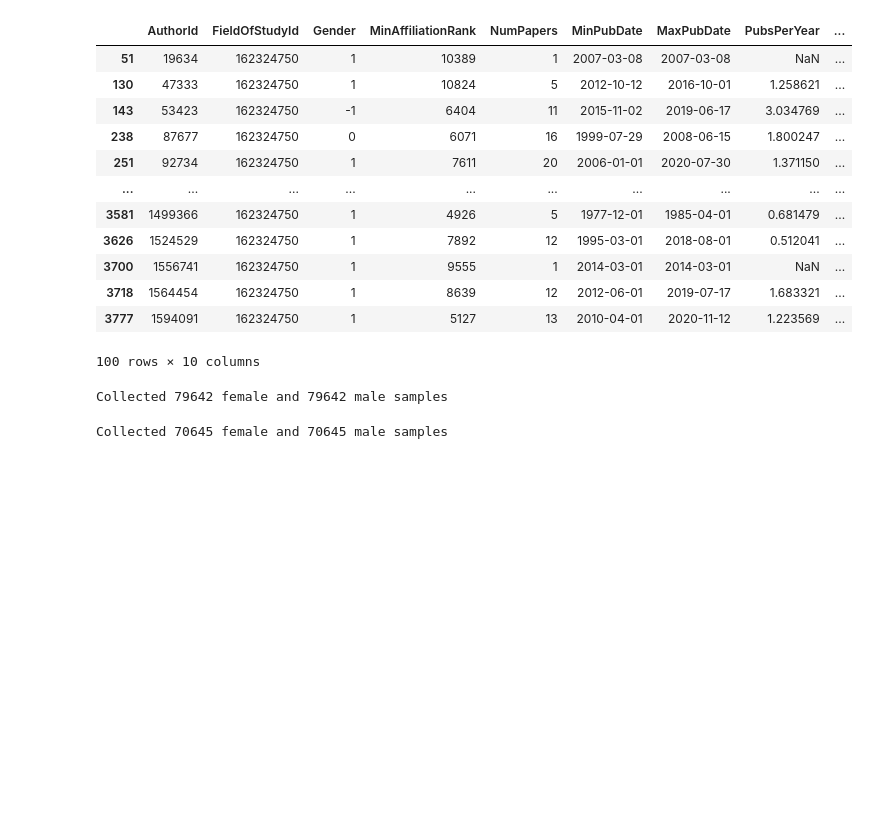
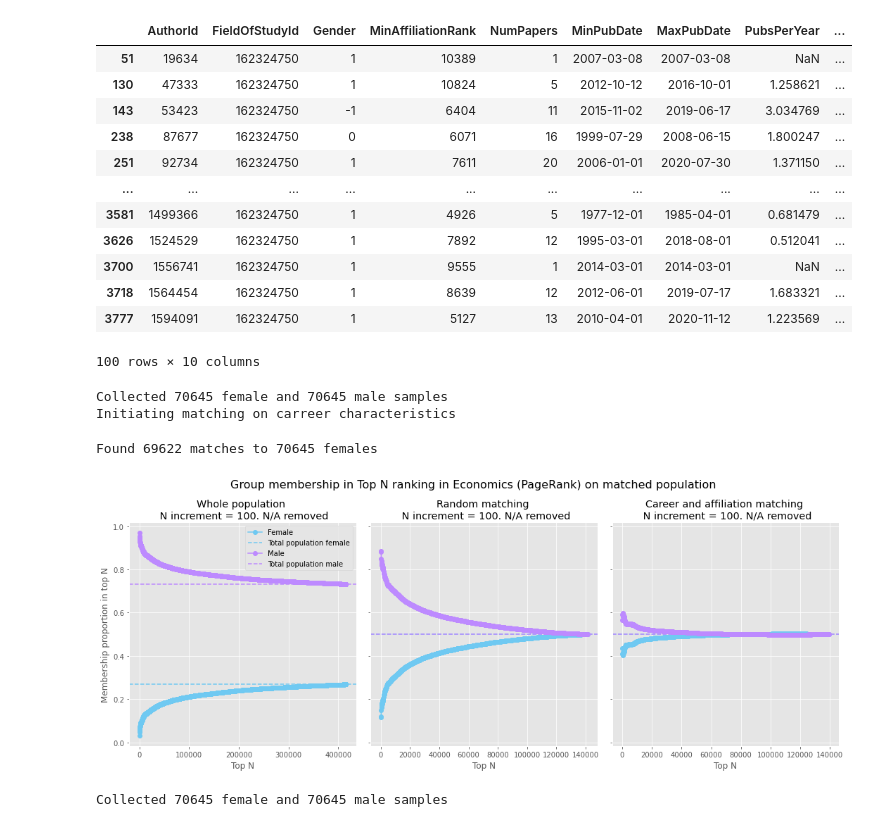
Before and after one commit to buschbirk/CentralityFairness, a Jupyter notebook: Matching experiments.ipynb, the cells around one changed output. Drawn from its saved outputs; the diff is of its cells as text; code cells hidden in the pictures; blank space fills up the shorter version.

Commit message:
Added visualization to matcher

```diff
--- a/Matching experiments.ipynb
+++ b/Matching experiments.ipynb
@@ -30,6 +30,10 @@ import pandas as pd
 import numpy as np
 from visualizations import plot_group_dist, plot_side_by_side
 import random
+
+from matplotlib import pyplot as plt
+
+plt.style.use('ggplot')
 # %%
 def read_author_metadata(fos_id=162324750):
     base_destination = "/home/laal/MAG/DATA/AuthorMetadataField.csv"
@@ -97,19 +101,17 @@ def match(centrality_df, author_df, random_seed, centrality='PageRank',
 
     ## Compute statistics and visualize
     ids = list(male_sampled.AuthorId.values) + list(female_sampled.AuthorId.values)
-    cent_df_sampled = cent_df[cent_df.AuthorId.isin(ids)]
+    cent_df_random = cent_df[cent_df.AuthorId.isin(ids)]
 
-    _, __ = plot_group_dist(cent_df_sampled, centrality, interval_size=100, max_N=len(cent_df_new), protected_group=0,
-                            unprotected=1, show_unknown=False, field_name='Economics', na_removed=True,
-                            ax=None, global_rates=None)
+    #_, __ = plot_group_dist(cent_df_sampled, centrality, interval_size=100, max_N=len(cent_df_new), protected_group=0,
+    #                        unprotected=1, show_unknown=False, field_name='Economics', na_removed=True,
+    #                        ax=None, global_rates=None)
 
     # sample from population with same starting time and end time
     sample_females = []
     sample_males   = []
 
     print("Initiating matching on carreer characteristics")
-
-    # shguffle male and female before sampling
 
     for female_record in tqdm(female_population.to_dict('records'), total=len(female_population)):
 
@@ -133,11 +135,11 @@ def match(centrality_df, author_df, random_seed, centrality='PageRank',
     males_df = pd.DataFrame.from_records(sample_males)
 
     ## Compute statistics and visualize
-    ids = list(male_sampled.AuthorId.values) + list(female_sampled.AuthorId.values)
-    cent_df_sampled = cent_df[cent_df.AuthorId.isin(ids)]
+    ids = list(females_df.AuthorId.values) + list(males_df.AuthorId.values)
+    cent_df_matched = cent_df[cent_df.AuthorId.isin(ids)]
 
-    _, __ = plot_group_dist(cent_df_sampled, centrality, interval_size=100, max_N=len(cent_df_new), protected_group=0,
-                            unprotected=1, show_unknown=False, field_name='Economics', na_removed=True,
-                            ax=None, global_rates=None)
+    #_, __ = plot_group_dist(cent_df_sampled, centrality, interval_size=100, max_N=len(cent_df_new), protected_group=0,
+    #                        unprotected=1, show_unknown=False, field_name='Economics', na_removed=True,
+    #                        ax=None, global_rates=None)
 
-    return sample_females, sample_males
+    return cent_df_random, cent_df_matched
@@ -144,5 +148,7 @@ def match(centrality_df, author_df, random_seed, centrality='PageRank',
 # %%
-test = match(cent_df, author_df, random_seed=42, centrality='PageRank',
-             max_year_limit=2018, min_year_tolerance=0)
+cent_df_random, cent_df_matched = match(cent_df, author_df, random_seed=42, centrality='PageRank',
+                                        max_year_limit=2018, min_year_tolerance=0)
 # %% [output]
-Collected 79642 female and 79642 male samples
+Collected 70645 female and 70645 male samples
+Initiating matching on carreer characteristics
+Found 69622 matches to 70645 females
@@ -149,3 +217,10 @@ Collected 79642 female and 79642 male samples
+# %%
+cent_df_filtered = cent_df.query("Gender != -1")
+# %%
+plot_matched_side_by_side(cent_df_filtered, "Economics", cent_df_random, cent_df_matched,
+                          interval=100, figsize=(15,6), centrality="PageRank")
+# %% [output]
+[figure, added]
 # %%
 test2 = match(cent_df, author_df, random_seed=43, centrality='PageRank',
               max_year_limit=2018, min_year_tolerance=0)
```
Also changed, not shown: parts of 3 cells of this notebook, 9 other files.
